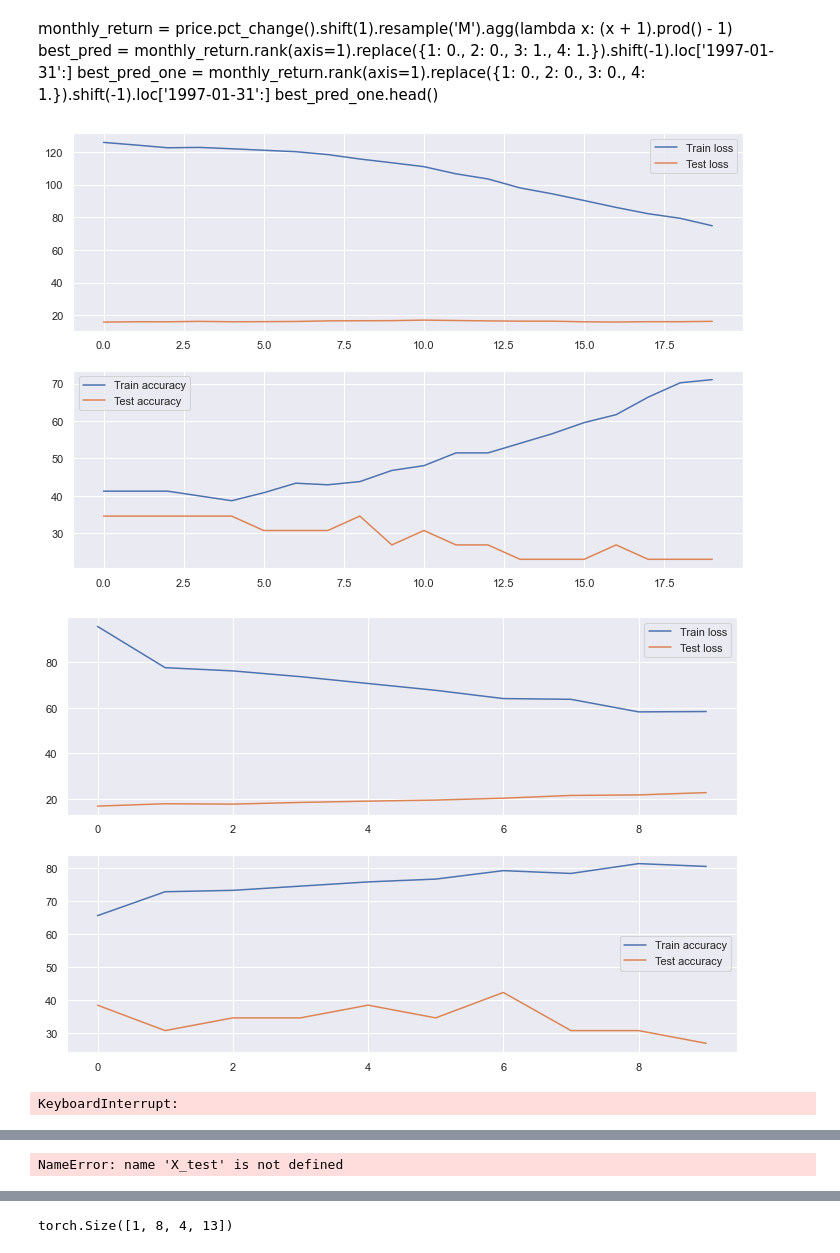
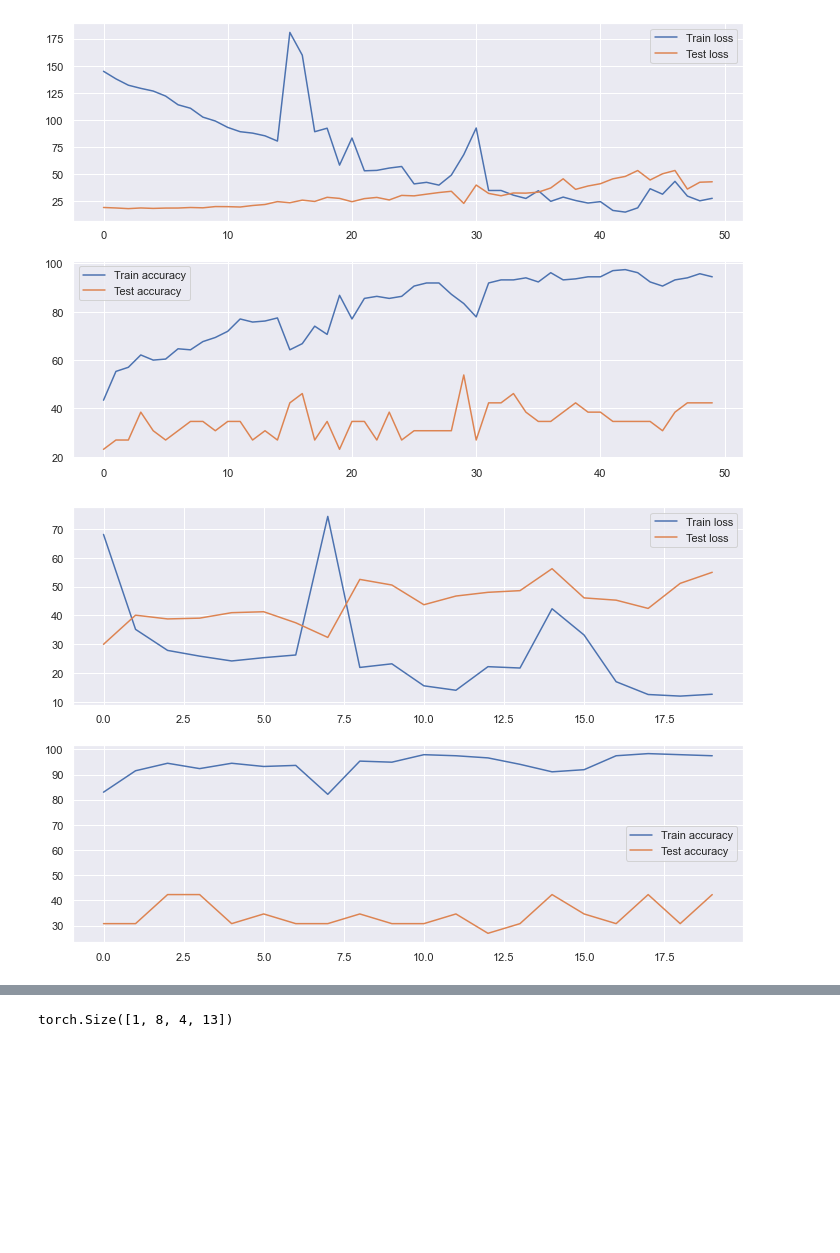
Before and after one commit to lacoupe/BCVS, a Jupyter notebook: SW/ml_size.ipynb, the cells around one changed output, grey strips where cells are left out. Drawn from its saved outputs; the diff is of its cells as text; code cells hidden in the pictures; blank space fills up the shorter version.

```diff
--- a/SW/ml_size.ipynb
+++ b/SW/ml_size.ipynb
@@ -152,13 +26,0 @@ def correlation(df_pred1, df_pred2):
-# %%
-def pred_to_perf(df_pred, tax=0., log=False):
-    first_date = df_pred.index[0]
-    last_date = df_pred.index[-1]
-    daily_ret = daily_returns[first_date:last_date]
-    df_pred_daily = df_pred.reindex(daily_ret.index, method='ffill').shift(1)
-    df_perf = (df_pred_daily * daily_ret).sum(axis=1)
-    df_cost = (df_pred_daily.diff().fillna(0) != 0).any(axis=1).astype(int) * tax
-    if log is False:
-        perf = (1 + df_perf - df_cost).cumprod()
-    else:
-        perf = np.log(1 + df_perf - df_cost).cumsum()
-    return perf
@@ -183,5 +28,8 @@ def price_to_perf(df, log=False):
 indices_price_excel = pd.read_csv('SW_data/prices.csv', index_col=0, parse_dates=True)
 #indices_price_excel = pd.read_excel('SW_data/indices_price.xlsx', parse_dates=True, index_col=0, skiprows=[0,1,2,3,5,6,7])
 #indices_price_excel.to_csv('SW_data/prices.csv', index=True)
+indices_price_excel.drop(columns=['SMIMC Index'], inplace=True)
 indices_price_excel.head()
+indices_price_excel.columns = ['SPI', 'MID', 'MID_SMALL', 'LARGE']
+indices_price_excel.head()
 # %% [output]
@@ -273,5 +115,0 @@ df_X.head(10)
-# %% [markdown]
-monthly_return = price.pct_change().shift(1).resample('M').agg(lambda x: (x + 1).prod() - 1)
-best_pred = monthly_return.rank(axis=1).replace({1: 0., 2: 0., 3: 1., 4: 1.}).shift(-1).loc['1997-01-31':]
-best_pred_one = monthly_return.rank(axis=1).replace({1: 0., 2: 0., 3: 0., 4: 1.}).shift(-1).loc['1997-01-31':]
-best_pred_one.head()
@@ -599,36 +242,37 @@ from train_test import train, test
 # %%
 # models_list = ['MLP', 'ConvNet', 'LSTM']
-models_list = ['ConvNet']
+models_list = ['MLP', 'ConvNet']
+
 df_pred_dict = {}
 df_prob_dict = {}
 perf_pred_dict_gross = {}
 perf_pred_dict_net = {}
-input_period = 10
+
+input_period = 15
 mini_batch_size = 5
 verbose = 1
 training_window = 5
-nb_epochs_first = 20
-nb_epochs = 10
+nb_epochs_first = 50
+nb_epochs = 20
 rebalance_freq = 'W-FRI'
 
 for i, model_name in enumerate(models_list):
     df_pred_dict[model_name], df_prob_dict[model_name] = strategie(df_input_all=df_X, price=price, rebalance_freq=rebalance_freq,
                                                                    model_name=model_name, nb_epochs=nb_epochs,
                                                                    nb_epochs_first=nb_epochs_first, input_period=input_period,
                                                                    mini_batch_size=mini_batch_size, verbose=verbose,
                                                                    training_window=training_window)
 
-    perf_pred_dict_gross[model_name] = pred_to_perf(df_pred_dict[model_name])
-    perf_pred_dict_net[model_name] = pred_to_perf(df_pred_dict[model_name], 0.0012)
+    perf_pred_dict_gross[model_name] = pred_to_perf(df_pred_dict[model_name], daily_returns)
+    perf_pred_dict_net[model_name] = pred_to_perf(df_pred_dict[model_name], daily_returns, 0.0012)
 
     if i == 0:
         df_prob_ensemble = df_prob_dict[model_name].copy()
     else:
         df_prob_ensemble += df_prob_dict[model_name]
 
-df_prob_ensemble /= 3
-df_pred_dict['Ensemble'] = df_prob_ensemble.rank(axis=1).replace({1: 0., 2: 0., 3: 0., 4: 1.})
+df_prob_ensemble /= len(models_list)
+df_pred_dict['Ensemble'] = df_prob_ensemble.rank(axis=1).replace({1: 0., 2: 0., 3: 1.})
 # %% [output]
-[figure, old version]
+[figure, new version]
-[figure, old version]
+[figure, new version]
-KeyboardInterrupt:
@@ -635,7 +281,3 @@ KeyboardInterrupt:
-# %%
-X_test
-# %% [output]
-NameError: name 'X_test' is not defined
 # %%
 perf_bench = price_to_perf(bench_price.loc[df_pred_dict[model_name].index[0]:df_pred_dict[model_name].index[-1]], log=False)
 perf_bench_log = price_to_perf(bench_price.loc[df_pred_dict[model_name].index[0]:df_pred_dict[model_name].index[-1]], log=True)
```
Also changed, not shown: parts of 36 cells of this notebook, 3 other files.
